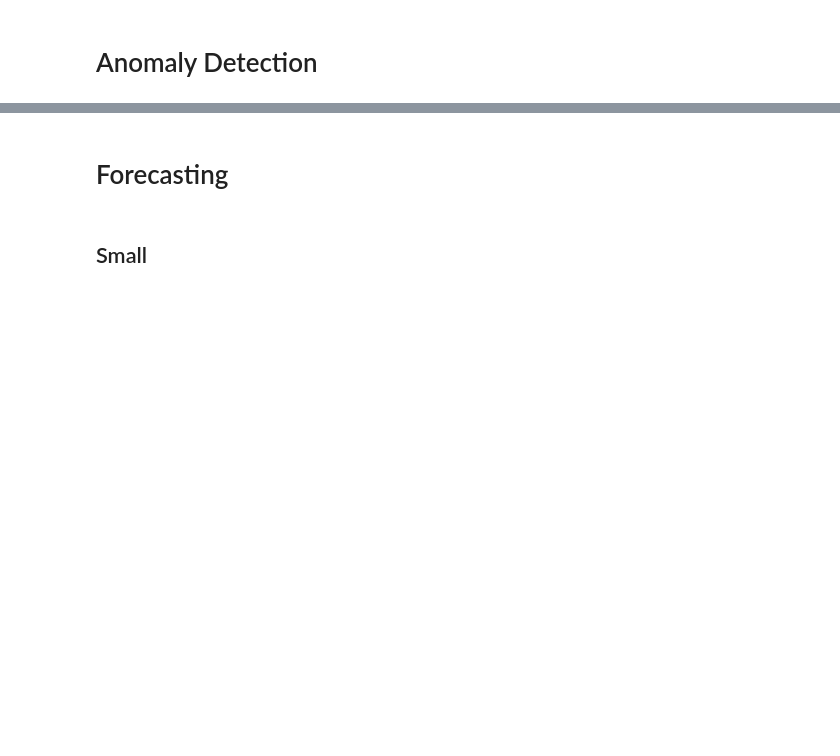
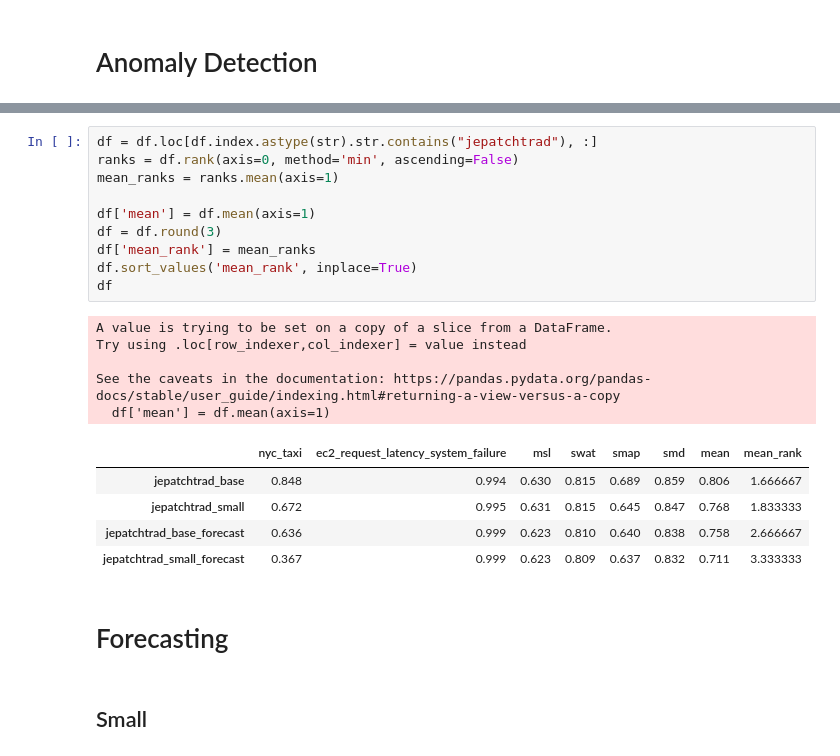
Before and after one commit to vilhess/JEPAtchTST, a Jupyter notebook: results.ipynb, the cells around one changed output, grey strips where cells are left out. Drawn from its saved outputs; the diff is of its cells as text; blank space fills up the shorter version.

```diff
--- a/results.ipynb
+++ b/results.ipynb
@@ -39,3 +36,24 @@ df
+# %%
+df = df.loc[df.index.astype(str).str.contains("jepatchtrad"), :]
+ranks = df.rank(axis=0, method='min', ascending=False)
+mean_ranks = ranks.mean(axis=1)
+
+df['mean'] = df.mean(axis=1)
+df = df.round(3)
+df['mean_rank'] = mean_ranks
+df.sort_values('mean_rank', inplace=True)
+df
+# %% [output]
+A value is trying to be set on a copy of a slice from a DataFrame.
+Try using .loc[row_indexer,col_indexer] = value instead
+
+See the caveats in the documentation: https://pandas.pydata.org/pandas-docs/stable/user_guide/indexing.html#returning-a-view-versus-a-copy
+  df['mean'] = df.mean(axis=1)
+|  | nyc_taxi | ec2_request_latency_system_failure | msl | swat | smap | smd | mean | mean_rank |
+| jepatchtrad_base | 0.848 | 0.994 | 0.630 | 0.815 | 0.689 | 0.859 | 0.806 | 1.666667 |
+| jepatchtrad_small | 0.672 | 0.995 | 0.631 | 0.815 | 0.645 | 0.847 | 0.768 | 1.833333 |
+| jepatchtrad_base_forecast | 0.636 | 0.999 | 0.623 | 0.810 | 0.640 | 0.838 | 0.758 | 2.666667 |
+| jepatchtrad_small_forecast | 0.367 | 0.999 | 0.623 | 0.809 | 0.637 | 0.832 | 0.711 | 3.333333 |
 # %% [markdown]
 # Forecasting
 # %% [markdown]
```
Also changed, not shown: parts of 2 cells of this notebook, 3 other files.
